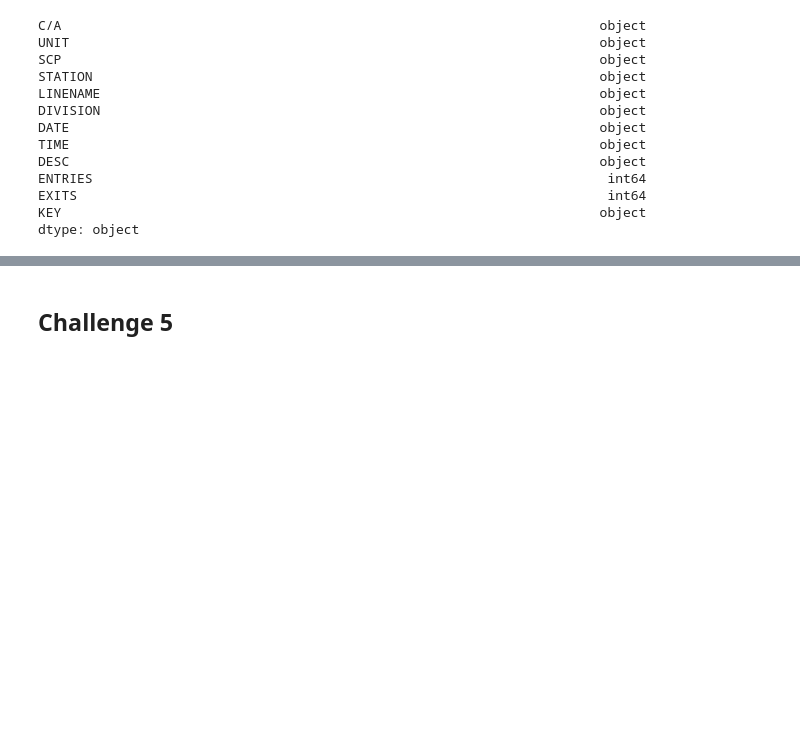
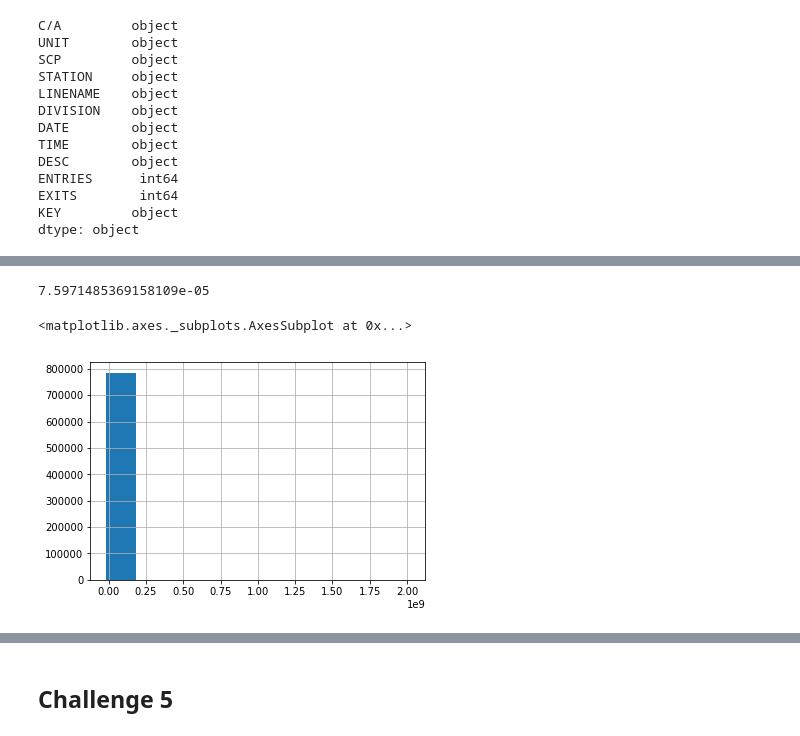
Before and after one commit to xvila/MTA-Turnstile-Data, a Jupyter notebook: Project Benson.ipynb, the cells around one changed output, grey strips where cells are left out. Drawn from its saved outputs; the diff is of its cells as text; code cells hidden in the pictures; blank space fills up the shorter version.

```diff
--- a/Project Benson.ipynb
+++ b/Project Benson.ipynb
@@ -159,0 +156,4 @@ Index(['KEY', 'DATE', 'ENTRIES',
+# %%
+df = df.drop(["EXITS", "DESC"], axis=1, errors="ignore")
+
+df2 = df.copy()
@@ -159,0 +184,9 @@ Index(['KEY', 'DATE', 'ENTRIES',
+# %%
+sum(abs(df.ENTRYCOUNT) > 10000)/len(df)
+# %% [output]
+7.5971485369158109e-05
+# %%
+df.ENTRYCOUNT.hist()
+# %% [output]
+<matplotlib.axes._subplots.AxesSubplot at 0x...>
+[figure, added]
```
Also changed, not shown: parts of 47 cells of this notebook, 1 other file.
